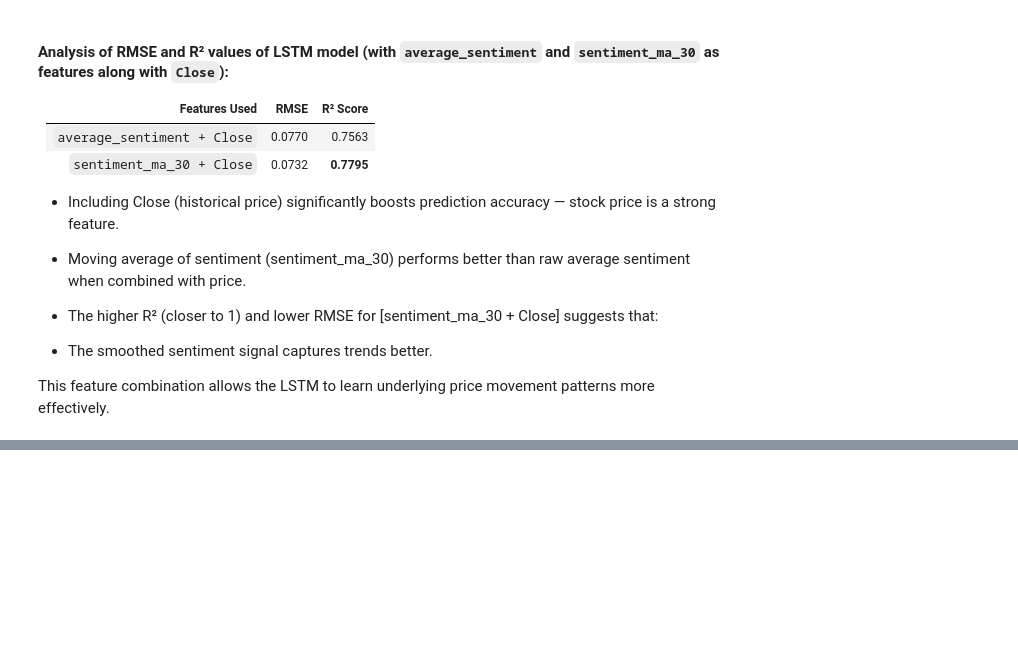
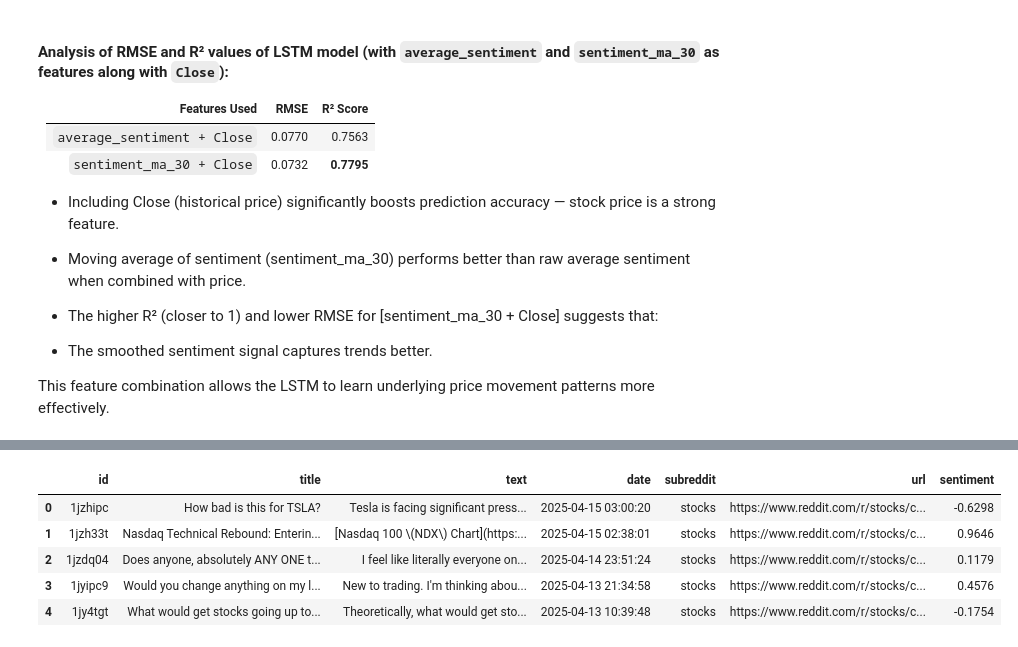
Before and after one commit to sg2083/independent_study, a Jupyter notebook: Sentiment_analysis_08_04_wip.ipynb, the cells around one changed output, grey strips where cells are left out. Cells and saved outputs as stored; diff of their text form; code cells hidden in the pictures; blank space fills up the shorter version.

```diff
--- a/Sentiment_analysis_08_04_wip.ipynb
+++ b/Sentiment_analysis_08_04_wip.ipynb
@@ -1661,33 +1684,3 @@ LSTM R-squared: 0.7668480695565427
 - The smoothed sentiment signal captures trends better.
 
 This feature combination allows the LSTM to learn underlying price movement patterns more effectively.
-# %%
-# import requests
-# import pandas as pd
-# from datetime import datetime
-# import time
-
-def fetch_pushshift_data(subreddit, query, start, end, size=100):
-    url = "https://api.pushshift.io/reddit/search/submission/"
-    params = {
-        "subreddit": subreddit,
-        "q": query,
-        "after": start,
-        "before": end,
-        "size": size,
-        "sort": "asc"
-    }
-    r = requests.get(url, params=params)
-    if r.status_code == 200:
-        return r.json()['data']
-    return []
-
-# Example: Tesla posts on r/stocks from Jan 1 to Jan 2, 2023
-start_date = int(datetime(2025, 13, 15).timestamp())
-end_date = int(datetime(2025, 4, 14).timestamp())
-
-data = fetch_pushshift_data("stocks", "tesla", start_date, end_date)
-
-# Convert to DataFrame
-df = pd.DataFrame(data)
-df[["title", "created_utc"]].head()
@@ -1693,0 +1783,15 @@ df[["title", "created_utc"]].head()
+# %%
+df=df.rename(columns={'selftext': 'text', 'created_utc': 'date'})
+analyzer = SentimentIntensityAnalyzer()
+
+# Apply VADER sentiment analysis to combined 'title' and 'text'
+df['sentiment'] = df.apply(lambda row: analyzer.polarity_scores(f"{row['title']} {row.get('text', '')}")['compound'], axis=1)
+# %%
+df.head()
+# %% [output]
+|  | id | title | text | date | subreddit | url | sentiment |
+| 0 | 1jzhipc | How bad is this for TSLA? | Tesla is facing significant press... | 2025-04-15 03:00:20 | stocks | https://www.reddit.com/r/stocks/c... | -0.6298 |
+| 1 | 1jzh33t | Nasdaq Technical Rebound: Enterin... | [Nasdaq 100 \(NDX\) Chart](https:... | 2025-04-15 02:38:01 | stocks | https://www.reddit.com/r/stocks/c... | 0.9646 |
+| 2 | 1jzdq04 | Does anyone, absolutely ANY ONE t... | I feel like literally everyone on... | 2025-04-14 23:51:24 | stocks | https://www.reddit.com/r/stocks/c... | 0.1179 |
+| 3 | 1jyipc9 | Would you change anything on my l... | New to trading. I'm thinking abou... | 2025-04-13 21:34:58 | stocks | https://www.reddit.com/r/stocks/c... | 0.4576 |
+| 4 | 1jy4tgt | What would get stocks going up to... | Theoretically, what would get sto... | 2025-04-13 10:39:48 | stocks | https://www.reddit.com/r/stocks/c... | -0.1754 |
```
Also changed, not shown: parts of 30 cells of this notebook.
